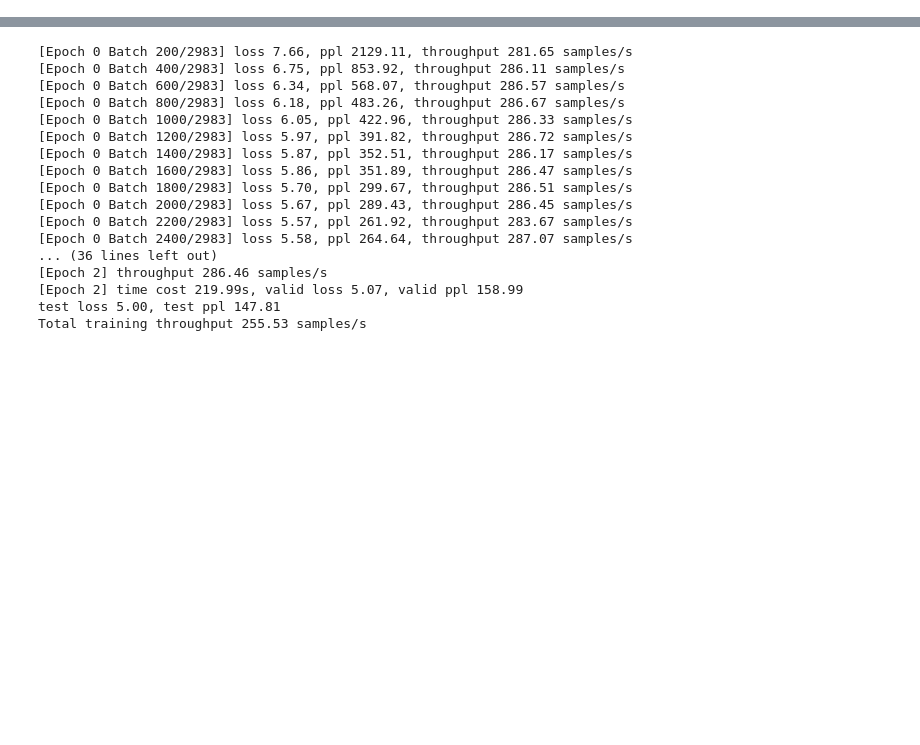
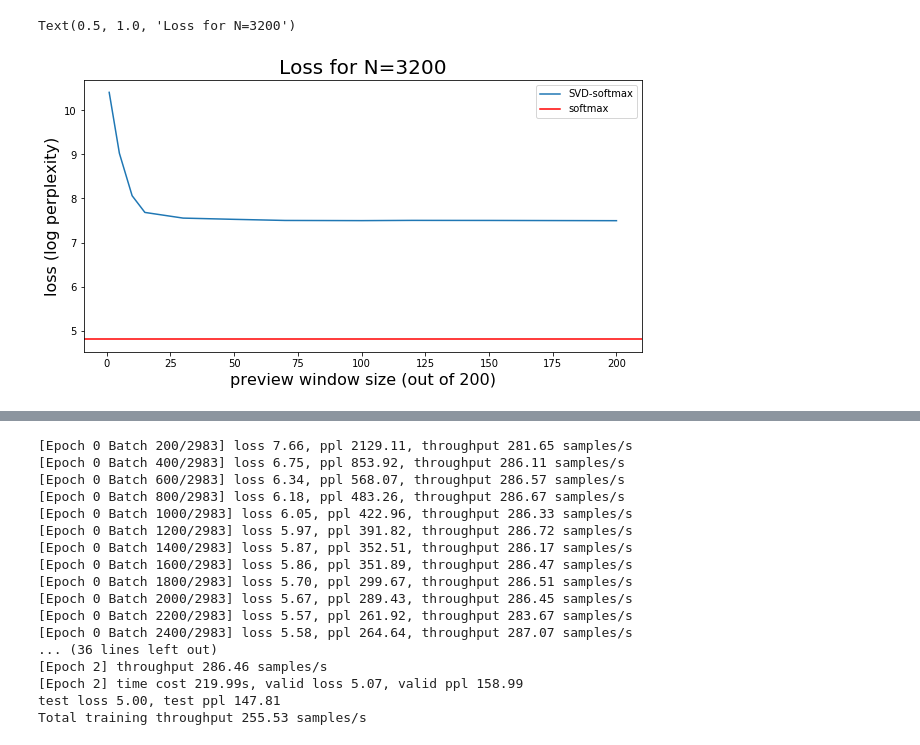
Before and after one commit to asmekal/softmax-acceleration, a Jupyter notebook: Fast softmax approximations.ipynb, the cells around one changed output, grey strips where cells are left out. Drawn from its saved outputs; the diff is of its cells as text; code cells hidden in the pictures; blank space fills up the shorter version.

```diff
--- a/Fast softmax approximations.ipynb
+++ b/Fast softmax approximations.ipynb
@@ -380,0 +296,2 @@ evaluate(model, test_data, batch_size, context)
+# %%
+model.decoder = original_decoder
@@ -380,0 +312,6 @@ evaluate(model, test_data, batch_size, context)
+# %%
+%%time
+model.decoder = original_decoder
+model.decoder = with_sm_decoder(model)
+sm_original_decoder = model.decoder
+evaluate_and_log(model, test_data, batch_size, context, loss=CELoss())
@@ -380,0 +322,5 @@ evaluate(model, test_data, batch_size, context)
+# %%
+%%time
+model.decoder = original_decoder
+model.decoder = create_decoder(model, preview_W=200, full_view_N=100, return_full=True)
+evaluate_and_log(model, test_data, batch_size, context, loss=CELoss())
@@ -380,0 +333,16 @@ evaluate(model, test_data, batch_size, context)
+# %%
+%%time
+ts, ls = [], []
+full_view_N = 3200
+preview_Ws = [1, 5, 10, 15, 30, 50, 70, 100, 120, 150, 200]
+for preview_W in tqdm.tqdm(preview_Ws):
+    model.decoder = original_decoder
+    model.decoder = create_decoder(model, preview_W=preview_W, full_view_N=full_view_N, return_full=True)
+    l, t = evaluate_and_log(model, test_data, batch_size, context, loss=CELoss())
+
+#     model.decoder = original_decoder
+#     model.decoder = create_decoder(model, preview_W=preview_W, full_view_N=full_view_N, return_full=False)
+#     _, t = evaluate_and_log(model, test_data, batch_size, context, loss=None)
+
+    ls.append(l)
+    ts.append(t)
@@ -380,0 +363,11 @@ evaluate(model, test_data, batch_size, context)
+# %%
+plt.figure(figsize=(10,5))
+plt.plot(preview_Ws, ls, label="SVD-softmax")
+plt.axhline(y=4.8, color='red', label="softmax")
+plt.xlabel("preview window size (out of 200)", fontsize=16)
+plt.ylabel("loss (log perplexity)", fontsize=16)
+plt.legend()
+plt.title("Loss for N=3200", fontsize=20)
+# %% [output]
+Text(0.5, 1.0, 'Loss for N=3200')
+[figure, added]
```
Also changed, not shown: parts of 39 cells of this notebook.
